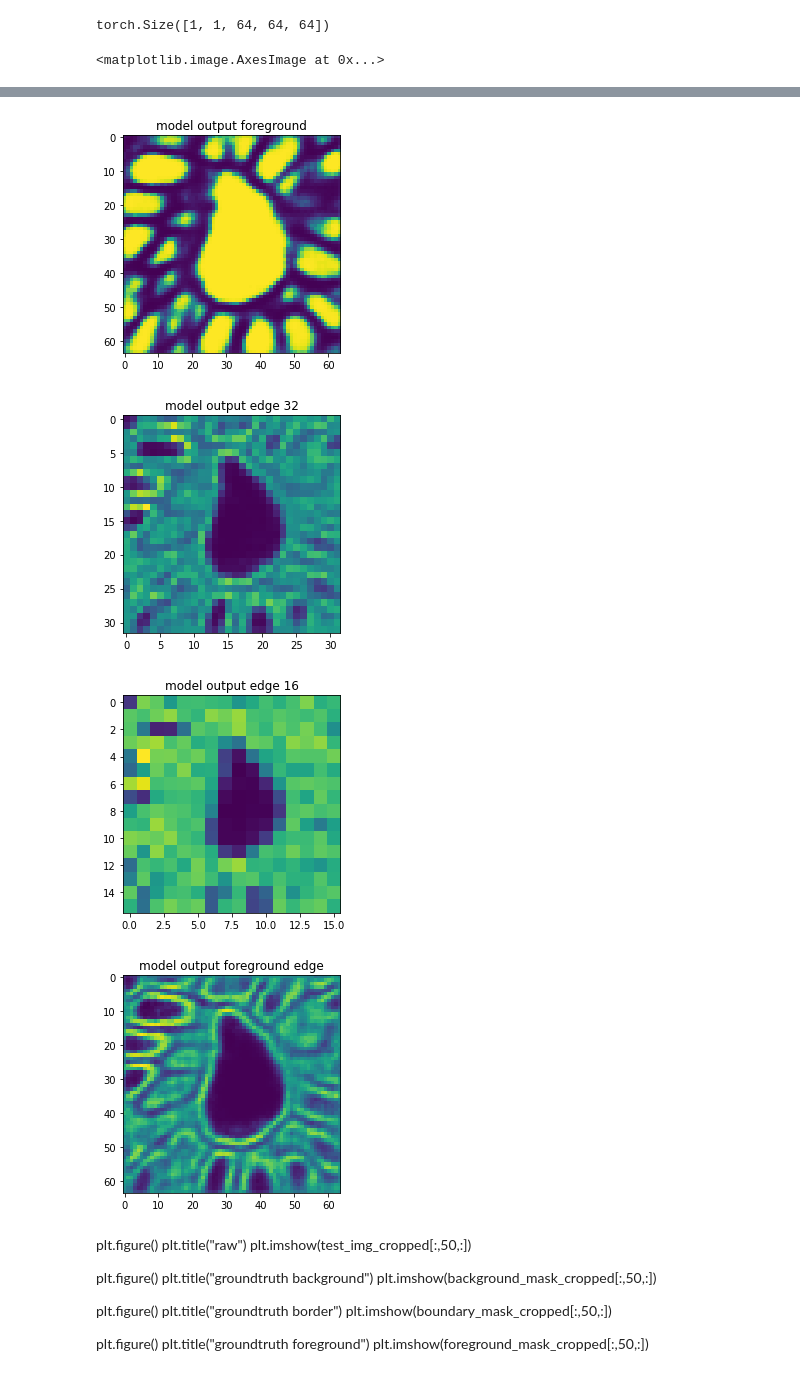
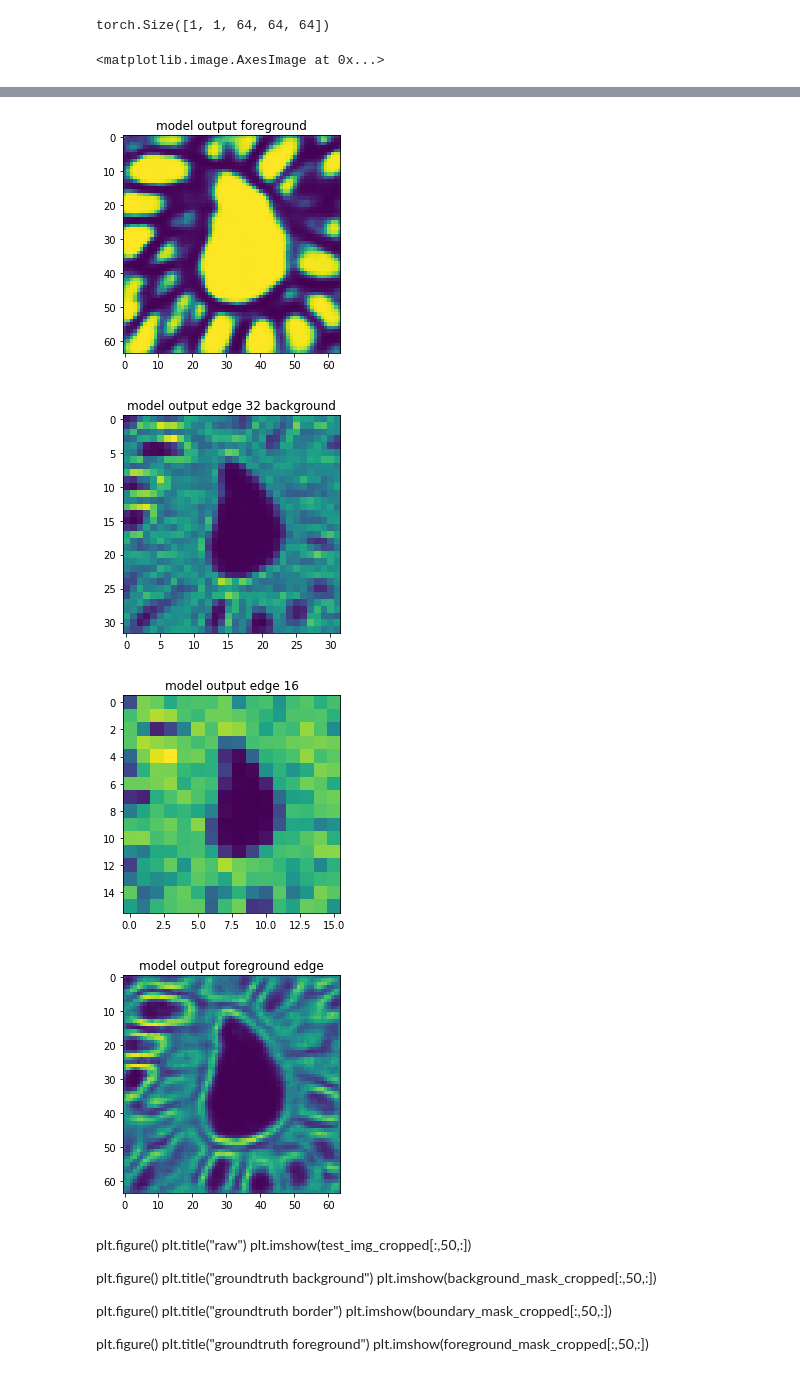
Before and after one commit to theGindar/3DCellSegMasterThesis, a Jupyter notebook: edge_loss_explore_HMS_deep_supervision_edge_gated.ipynb, the cells around one changed output, grey strips where cells are left out. Saved outputs shown, nothing was run; the diff lists cells and outputs as text; code cells hidden in the pictures.

```diff
--- a/edge_loss_explore_HMS_deep_supervision_edge_gated.ipynb
+++ b/edge_loss_explore_HMS_deep_supervision_edge_gated.ipynb
@@ -6,11 +6,11 @@ from func.network import VoxResNet, CellSegNet_basic_edge_gated_XII, CellSegNet_
 import matplotlib.pyplot as plt
 import torch.nn as nn
 # %%
-load_path = 'output/model_HMS_edge_gated_18.pkl'
+load_path = 'output/model_HMS_edge_gated_19.pkl'
 #load_path = 'output/model_HMS_delete_fake_cells.pkl'
 
 # init model
-model=CellSegNet_basic_edge_gated_XII(input_channel=1, n_classes=3, output_func = "softmax")
+model=CellSegNet_basic_edge_gated_XIII(input_channel=1, n_classes=3, output_func = "softmax")
 
 device = torch.device('cuda' if torch.cuda.is_available() else 'cpu')
 model.to(device)
@@ -81,20 +81,28 @@ plt.imshow(output_model[0,2,:,32,:])
 
 
 plt.figure()
-plt.title("model output edge 32")
-plt.imshow(output_32[0,0,:,16,:])
+plt.title("model output edge 32 background")
+plt.imshow(output_32[0,2,:,16,:])
+"""
+plt.figure()
+plt.title("model output edge 32 border")
+plt.imshow(output_32[0,1,:,16,:])
 
+plt.figure()
+plt.title("model output edge 32 foreground")
+plt.imshow(output_32[0,2,:,16,:])
+"""
 
 
 plt.figure()
 plt.title("model output edge 16")
-plt.imshow(output_16[0,0,:,8,:])
+plt.imshow(output_16[0,2,:,8,:])
 
 
 
 plt.figure()
 plt.title("model output foreground edge")
-plt.imshow(output_edge[0,0,:,32,:])
+plt.imshow(output_edge[0,2,:,32,:])
 # %% [output]
 <matplotlib.image.AxesImage at 0x...>
 [figure]
@@ -103,7 +111,7 @@ plt.imshow(output_edge[0,0,:,32,:])
-[figure, old version]
+[figure, new version]
-[figure, old version]
+[figure, new version]
-[figure, old version]
+[figure, new version]
-[figure, old version]
+[figure, new version]
 # %%
 
 
```
Also changed, not shown: parts of 3 cells of this notebook, 1 other file.
